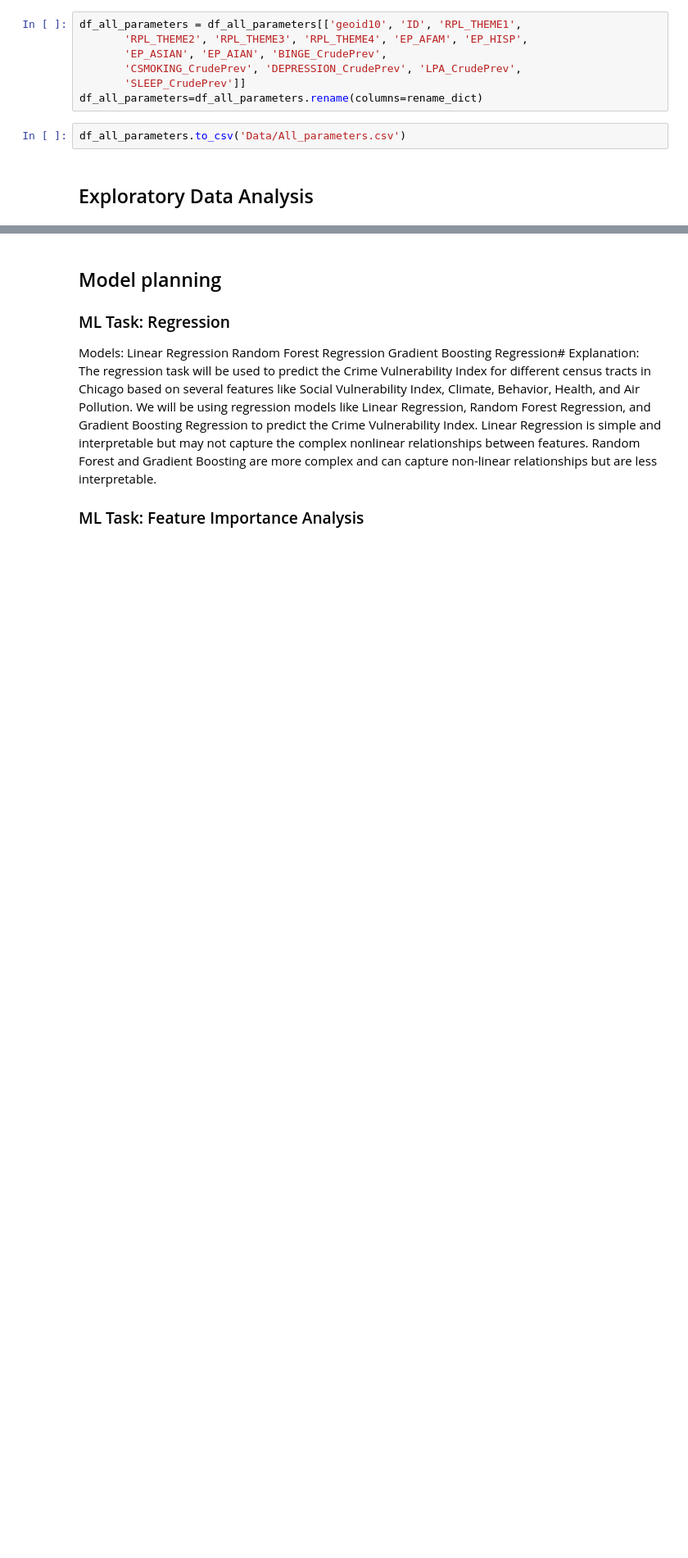
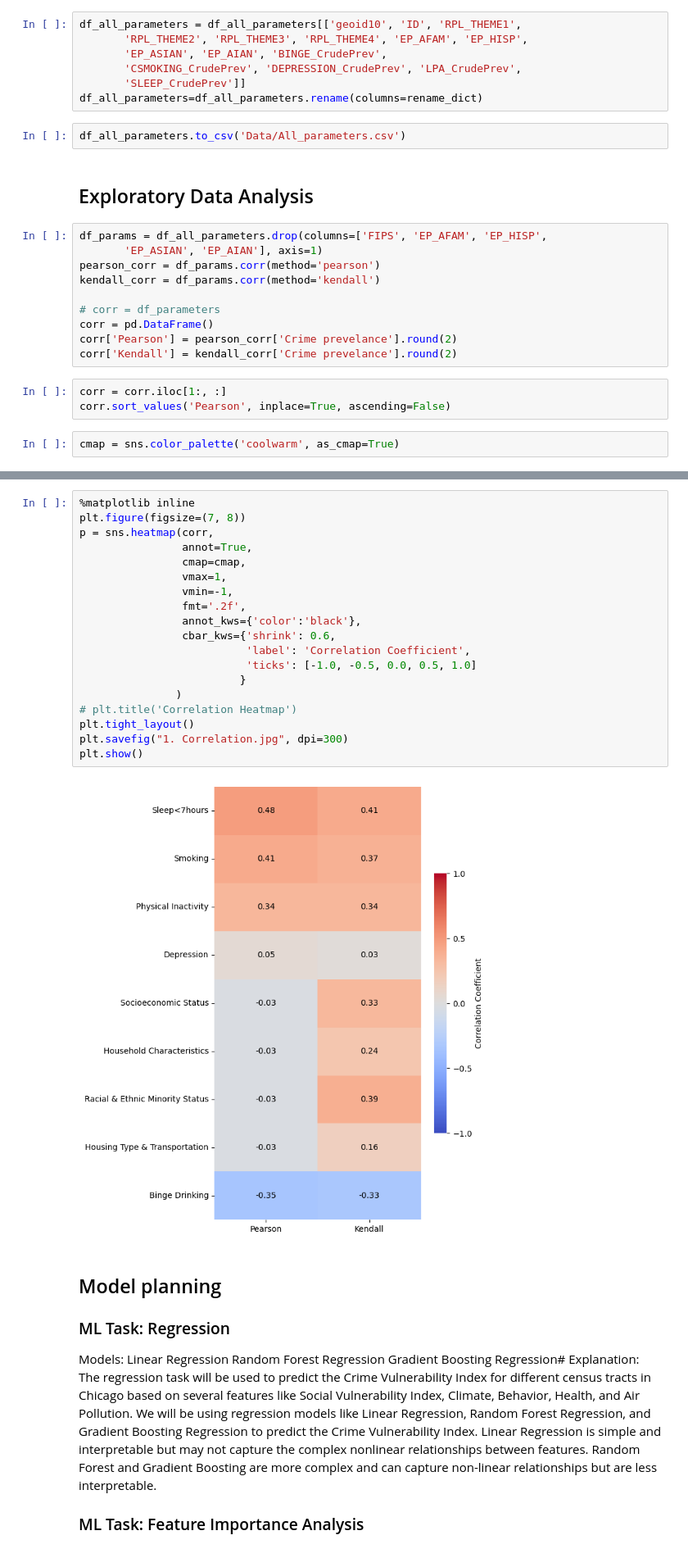
Before and after one commit to CS418/group-project-akatsuki, a Jupyter notebook: ProgressReport.ipynb, the cells around one changed output, grey strips where cells are left out. Shown at 82% size. Drawn from its saved outputs; the diff is of its cells as text; blank space fills up the shorter version.

```diff
--- a/ProgressReport.ipynb
+++ b/ProgressReport.ipynb
@@ -158,3 +158,18 @@ df_all_parameters=df_all_parameters.rename(columns=rename_dict)
 df_all_parameters.to_csv('Data/All_parameters.csv')
 # %% [markdown]
 ## Exploratory Data Analysis
+# %%
+df_params = df_all_parameters.drop(columns=['FIPS', 'EP_AFAM', 'EP_HISP',
+       'EP_ASIAN', 'EP_AIAN'], axis=1)
+pearson_corr = df_params.corr(method='pearson')
+kendall_corr = df_params.corr(method='kendall')
+
+# corr = df_parameters
+corr = pd.DataFrame()
+corr['Pearson'] = pearson_corr['Crime prevelance'].round(2)
+corr['Kendall'] = kendall_corr['Crime prevelance'].round(2)
+# %%
+corr = corr.iloc[1:, :]
+corr.sort_values('Pearson', inplace=True, ascending=False)
+# %%
+cmap = sns.color_palette('coolwarm', as_cmap=True)
@@ -161,3 +199,24 @@ df_all_parameters.to_csv('Data/All_parameters.csv')
+# %%
+%matplotlib inline
+plt.figure(figsize=(7, 8))
+p = sns.heatmap(corr,
+                annot=True,
+                cmap=cmap,
+                vmax=1,
+                vmin=-1,
+                fmt='.2f',
+                annot_kws={'color':'black'},
+                cbar_kws={'shrink': 0.6,
+                          'label': 'Correlation Coefficient',
+                          'ticks': [-1.0, -0.5, 0.0, 0.5, 1.0]
+                         }
+               )
+# plt.title('Correlation Heatmap')
+plt.tight_layout()
+plt.savefig("1. Correlation.jpg", dpi=300)
+plt.show()
+# %% [output]
+[figure, added]
 # %% [markdown]
 ## Model planning
 
```
Also changed, not shown: parts of 5 cells of this notebook, 3 other files.
